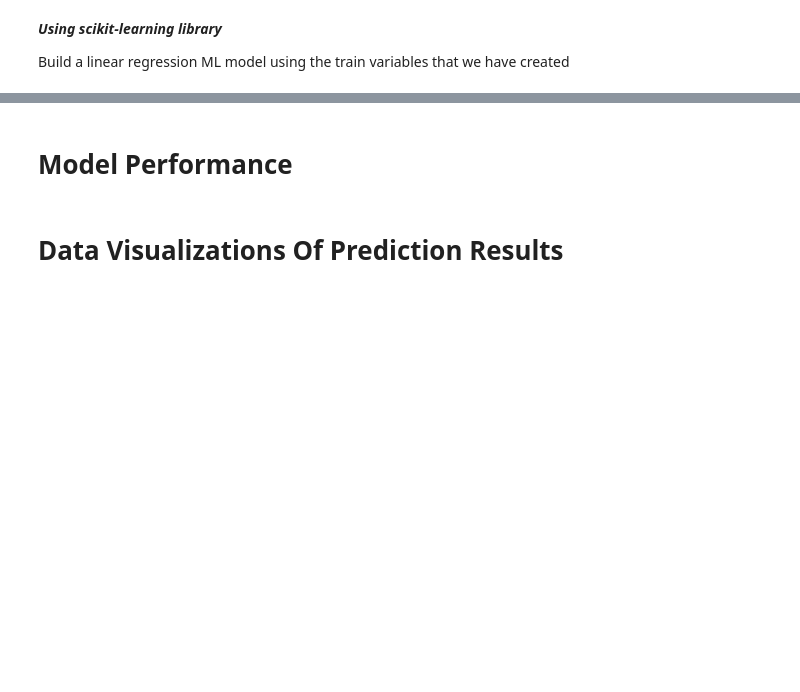
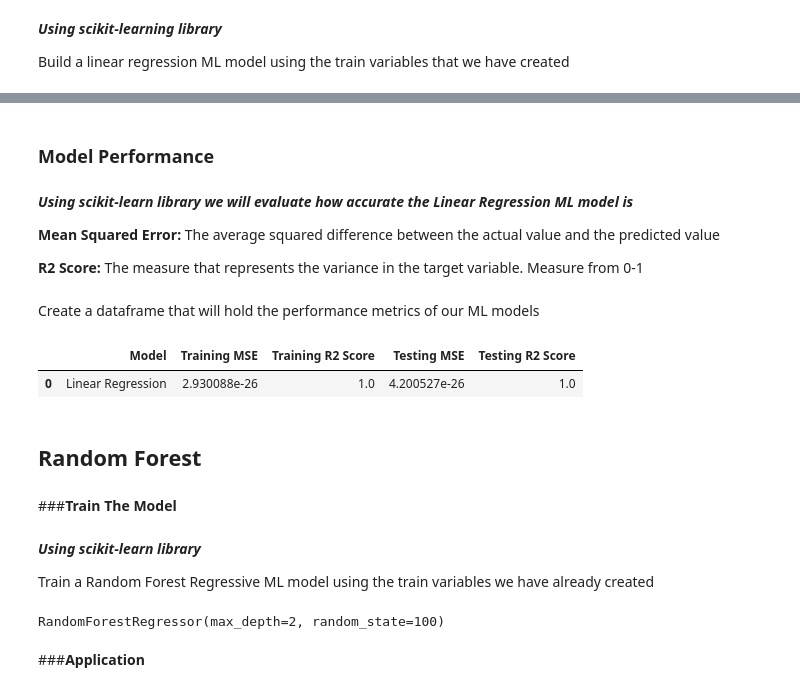
Before and after one commit to talamo13/Student-Success-Dashboard, a Jupyter notebook: Grade_Prediction_ML.ipynb, the cells around one changed output, grey strips where cells are left out. Saved outputs shown, nothing was run; the diff lists cells and outputs as text; code cells hidden in the pictures; blank space fills up the shorter version.

```diff
--- a/Grade_Prediction_ML.ipynb
+++ b/Grade_Prediction_ML.ipynb
@@ -89,4 +90,8 @@ ValueError: could not convert string to float: 'F20.43'
 # %% [markdown]
-# **Model Performance**
+### **Model Performance**
-# %% [markdown]
-# **Data Visualizations Of Prediction Results**
+# %% [markdown]
+***Using scikit-learn library we will evaluate how accurate the Linear Regression ML model is***
+
+**Mean Squared Error:** The average squared difference between the actual value and the predicted value
+
+**R2 Score:** The measure that represents the variance in the target variable. Measure from 0-1
@@ -92,0 +108,26 @@ ValueError: could not convert string to float: 'F20.43'
+# %% [markdown]
+Create a dataframe that will hold the performance metrics of our ML models
+# %%
+lr_performance_data = [['Linear Regression', lr_train_mse, lr_train_r2, lr_test_mse, lr_test_r2]]
+models_performance = pd.DataFrame(lr_performance_data, columns=['Model', 'Training MSE', 'Training R2 Score', 'Testing MSE', 'Testing R2 Score'])
+models_performance
+# %% [output]
+|  | Model | Training MSE | Training R2 Score | Testing MSE | Testing R2 Score |
+| 0 | Linear Regression | 2.930088e-26 | 1.0 | 4.200527e-26 | 1.0 |
+# %% [markdown]
+## **Random Forest**
+# %% [markdown]
+###**Train The Model**
+# %% [markdown]
+***Using scikit-learn library***
+
+Train a Random Forest Regressive ML model using the train variables we have already created
+# %%
+from sklearn.ensemble import RandomForestRegressor
+
+rf = RandomForestRegressor(max_depth=2, random_state=100)
+rf.fit(x_train, y_train)
+# %% [output]
+RandomForestRegressor(max_depth=2, random_state=100)
+# %% [markdown]
+###**Application**
```
Also changed, not shown: parts of 14 cells of this notebook.
